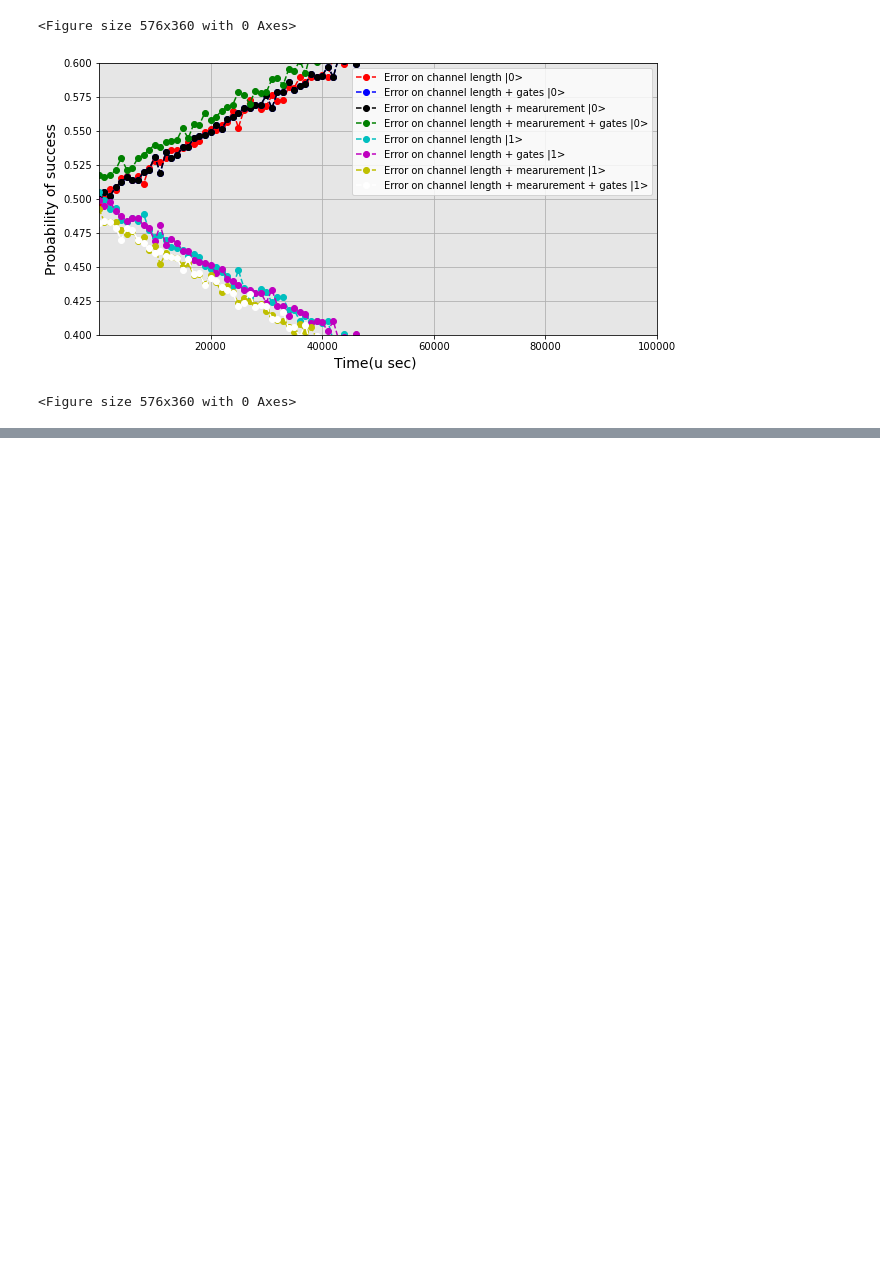
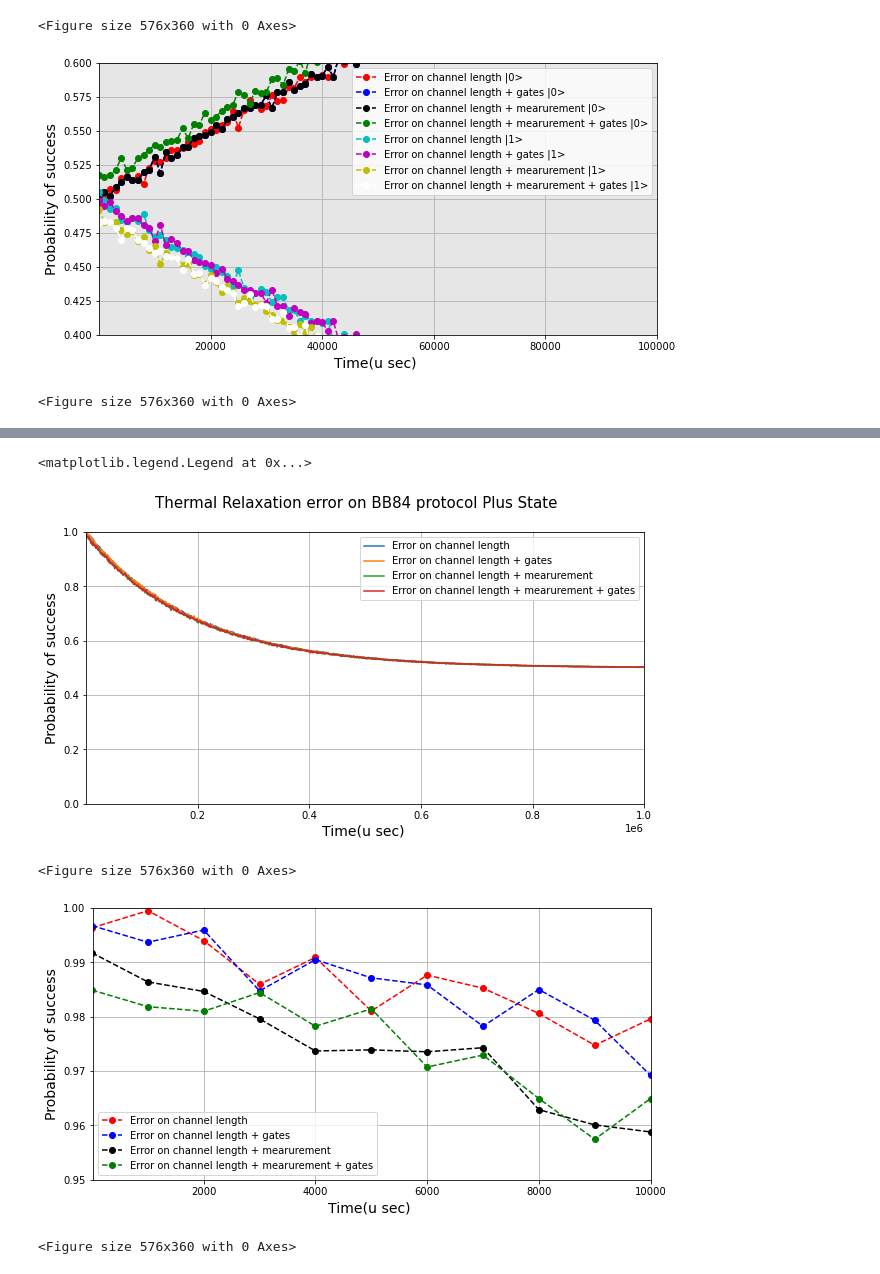
Before and after one commit to bishwajitprasadgond/Amplitude-damping-error-on-Quantum-Key-Distribution-Protocols-Effect-and-A-Probable-Bypass, a Jupyter notebook: BB84/BB84 probability of State 1.ipynb, the cells around one changed output, grey strips where cells are left out. Saved outputs shown, nothing was run; the diff lists cells and outputs as text; code cells hidden in the pictures; blank space fills up the shorter version.

```diff
--- a/BB84/BB84 probability of State 1.ipynb
+++ b/BB84/BB84 probability of State 1.ipynb
@@ -196,0 +207,43 @@ ax.legend()
+# %%
+import numpy as np
+delay = np.arange(0,1001000,1000)
+# %%
+%config InlineBackend.print_figure_kwargs={'facecolor' : "w"}
+import matplotlib.pyplot as plt
+from matplotlib.ticker import (AutoMinorLocator, MultipleLocator)
+fig, ax = plt.subplots(figsize=(10, 5))
+fig.suptitle('Thermal Relaxation error on BB84 protocol Plus State',fontsize=15)
+ax.set_xlim(10, 1000000)
+ax.set_ylim(0,1)
+plt.ylabel('Probability of success',fontsize=14)
+plt.xlabel('Time(u sec) ',fontsize=14)
+plt.grid()
+fig = plt.figure(figsize=(8,5))
+ax.plot(delay,b1,label = "Error on channel length")
+ax.plot(delay,b2,label = "Error on channel length + gates")
+ax.plot(delay,b3,label = "Error on channel length + mearurement")
+ax.plot(delay,b4,label = "Error on channel length + mearurement + gates")
+ax.legend()
+
+%config InlineBackend.print_figure_kwargs={'facecolor' : "w"}
+import matplotlib.pyplot as plt
+from matplotlib.ticker import (AutoMinorLocator, MultipleLocator)
+fig, ax = plt.subplots(figsize=(10, 5))
+#fig.suptitle('Thermal Relaxation error on BB84 protocol',fontsize=15)
+ax.set_xlim(10, 10000)
+ax.set_ylim(0.95,1)
+plt.ylabel('Probability of success',fontsize=14)
+plt.xlabel('Time(u sec) ',fontsize=14)
+plt.grid()
+fig = plt.figure(figsize=(8,5))
+ax.plot(delay,b1,'ro--',label = "Error on channel length")
+ax.plot(delay,b2,'bo--',label = "Error on channel length + gates")
+ax.plot(delay,b3,'ko--',label = "Error on channel length + mearurement")
+ax.plot(delay,b4,'go--',label = "Error on channel length + mearurement + gates")
+ax.legend()
+# %% [output]
+<matplotlib.legend.Legend at 0x...>
+[figure, added]
+<Figure size 576x360 with 0 Axes>
+[figure, added]
+<Figure size 576x360 with 0 Axes>
```
Also changed, not shown: parts of 5 cells of this notebook, 4 other files.
